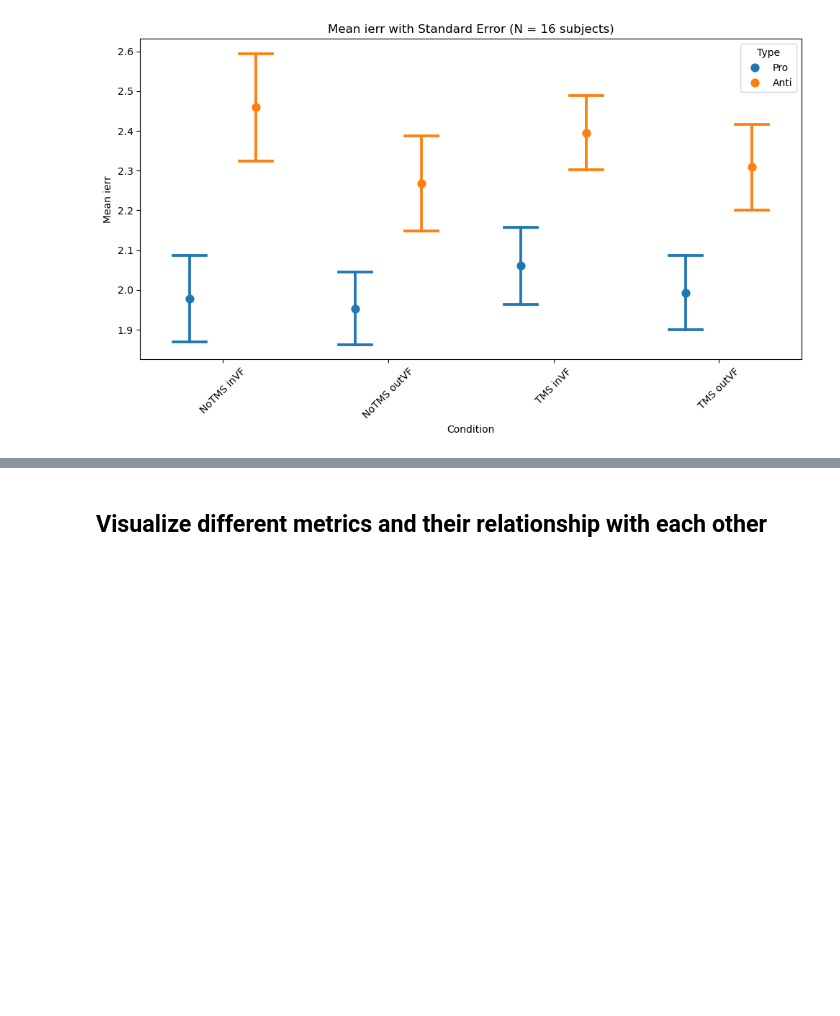
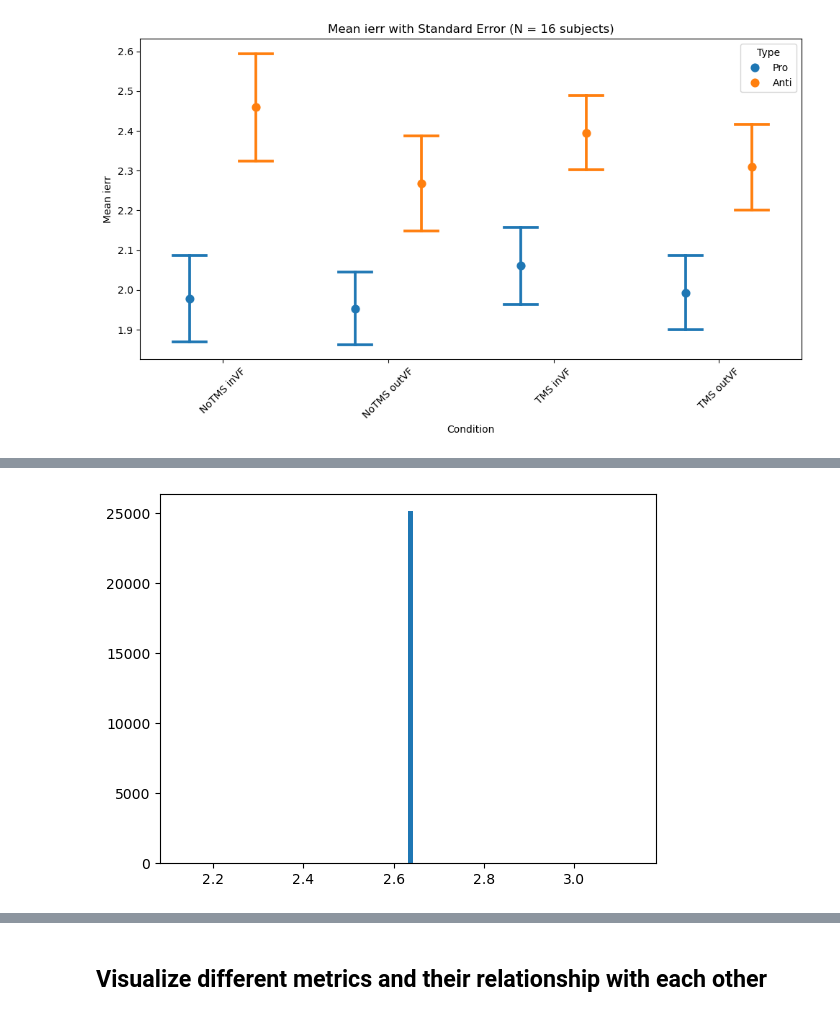
Before and after one commit to mindemory/mgs_stimul, a Jupyter notebook: mgsAnalysis/analysisEye/main.ipynb, the cells around one changed output, grey strips where cells are left out. Cells and saved outputs as stored; diff of their text form; code cells hidden in the pictures; blank space fills up the shorter version.

```diff
--- a/mgsAnalysis/analysisEye/main.ipynb
+++ b/mgsAnalysis/analysisEye/main.ipynb
@@ -384,0 +508,6 @@ ANOVA results: F= 58.76645767101681 , p= 4.601364263501638e-84
+# %%
+plt.figure()
+plt.hist(tdf['itheta'], bins=100)
+plt.show()
+# %% [output]
+[figure, added]
```
Also changed, not shown: parts of 19 cells of this notebook.
